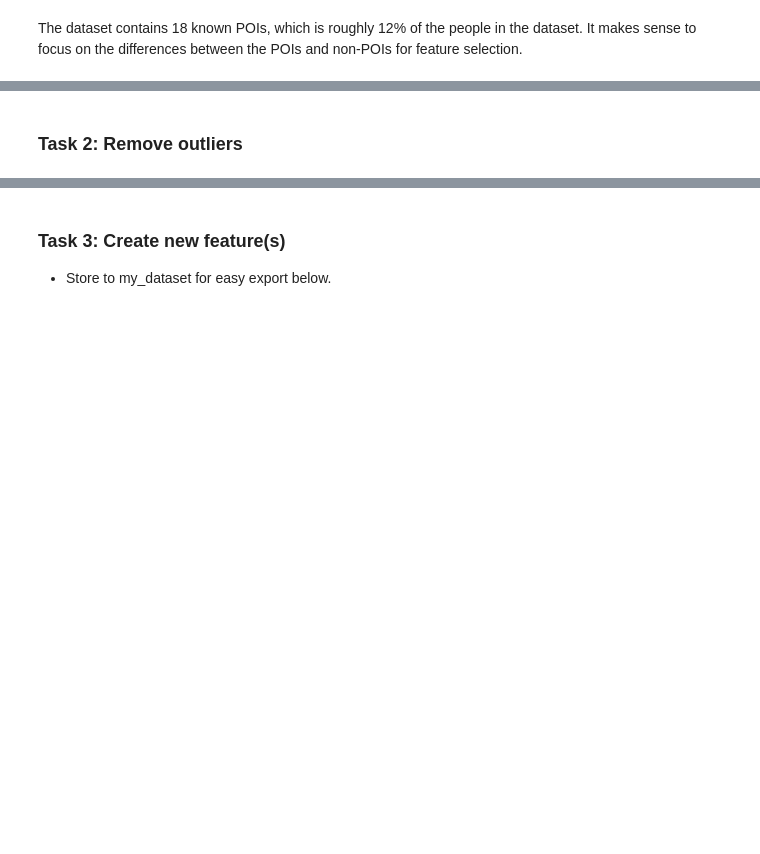
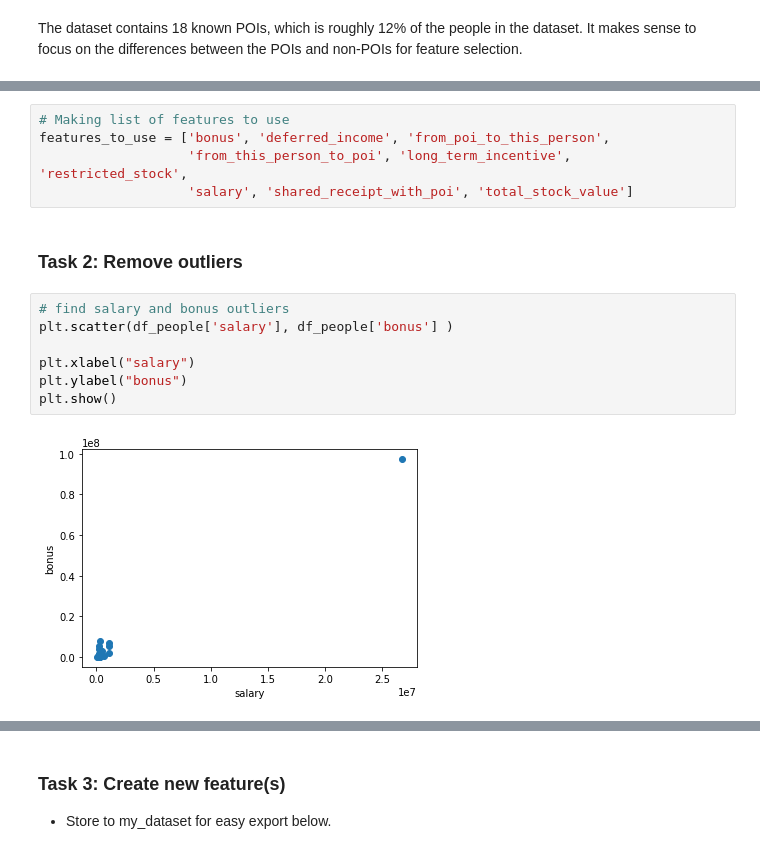
Before and after one commit to gisledb/udacity_nanodegree, a Jupyter notebook: p5_machine_learning/course_files/ud120-projects-master/final_project/poi_id.ipynb, the cells around one changed output, grey strips where cells are left out. Cells and saved outputs as stored; diff of their text form; blank space fills up the shorter version.

Commit message:
Completed first pass at features selection, outlier removal and creating new features.

```diff
--- a/p5_machine_learning/course_files/ud120-projects-master/final_project/poi_id.ipynb
+++ b/p5_machine_learning/course_files/ud120-projects-master/final_project/poi_id.ipynb
@@ -221,2 +233,16 @@ df_non = df_people[df_people['poi'] == False]
+# %%
+# Making list of features to use
+features_to_use = ['bonus', 'deferred_income', 'from_poi_to_this_person',
+                   'from_this_person_to_poi', 'long_term_incentive', 'restricted_stock',
+                   'salary', 'shared_receipt_with_poi', 'total_stock_value']
 # %% [markdown]
 ### Task 2: Remove outliers
+# %%
+# find salary and bonus outliers
+plt.scatter(df_people['salary'], df_people['bonus'] )
+
+plt.xlabel("salary")
+plt.ylabel("bonus")
+plt.show()
+# %% [output]
+[figure, added]
```
Also changed, not shown: parts of 18 cells of this notebook.
